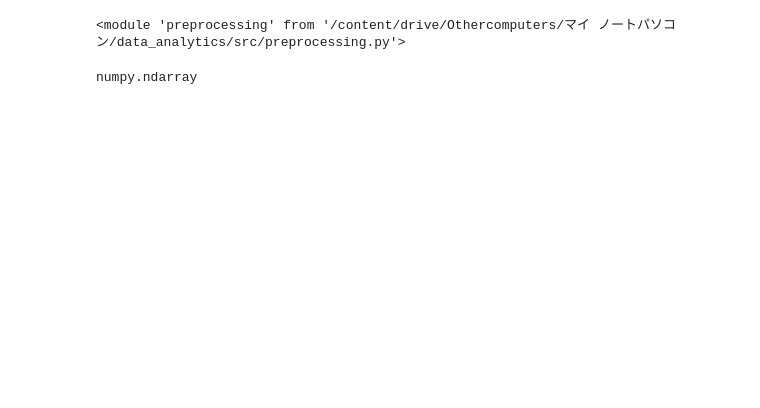
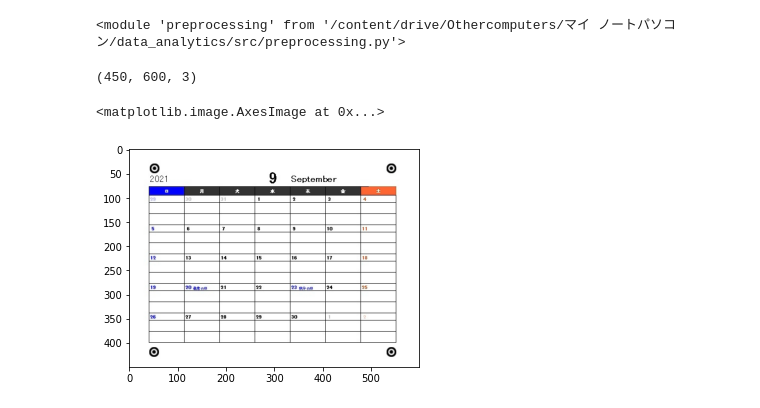
Before and after one commit to yuki-a12y/DS-course-calendar-data-analytics, a Jupyter notebook: notebook/前処理＿.py作成.ipynb, the cells around one changed output. Cells and saved outputs as stored; diff of their text form; code cells hidden in the pictures; blank space fills up the shorter version.

```diff
--- a/notebook/前処理＿.py作成.ipynb
+++ b/notebook/前処理＿.py作成.ipynb
@@ -18,9 +18,14 @@ import settings
 # %%
 calendar = cv2.imread('/content/drive/Othercomputers/マイ ノートパソコン/data_analytics/data/preprocessing/calendar_screenshot.jpg')
-# %%
-type(calendar)
-# %% [output]
-numpy.ndarray
+# %%
+calendar.shape
+# %% [output]
+(450, 600, 3)
+# %%
+plt.imshow(calendar)
+# %% [output]
+<matplotlib.image.AxesImage at 0x...>
+[figure, added]
 # %%
 p = preprocessing.Preprocessing(original_calendar=calendar)
 # %%
```
Also changed, not shown: parts of 12 cells of this notebook, 1 other file.
